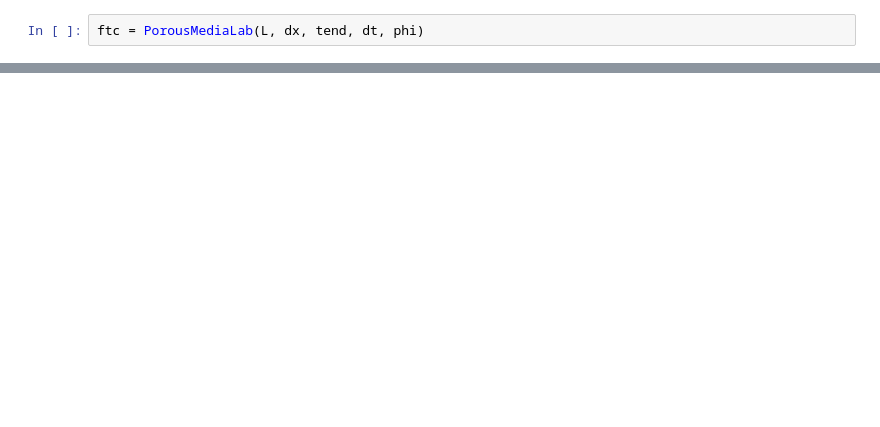
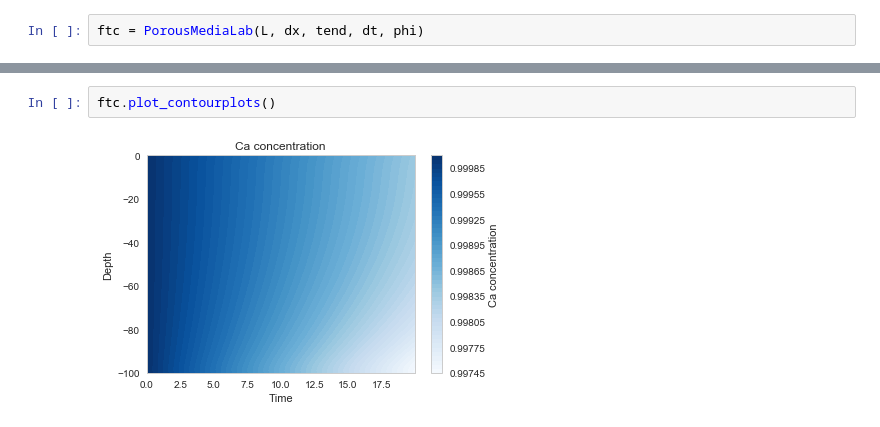
Before and after one commit to biogeochemistry/PorousMediaLab, a Jupyter notebook: examples/test example.ipynb, the cells around one changed output, grey strips where cells are left out. Drawn from its saved outputs; the diff is of its cells as text; blank space fills up the shorter version.

```diff
--- a/examples/test example.ipynb
+++ b/examples/test example.ipynb
@@ -45,3 +46,7 @@ Will finish approx.:
+# %%
+ftc.plot_contourplots()
+# %% [output]
+[figure, added]
 # %%
 ftc.plot_profiles()
 # %% [output]
```
Also changed, not shown: parts of 8 cells of this notebook, 1 other file.
